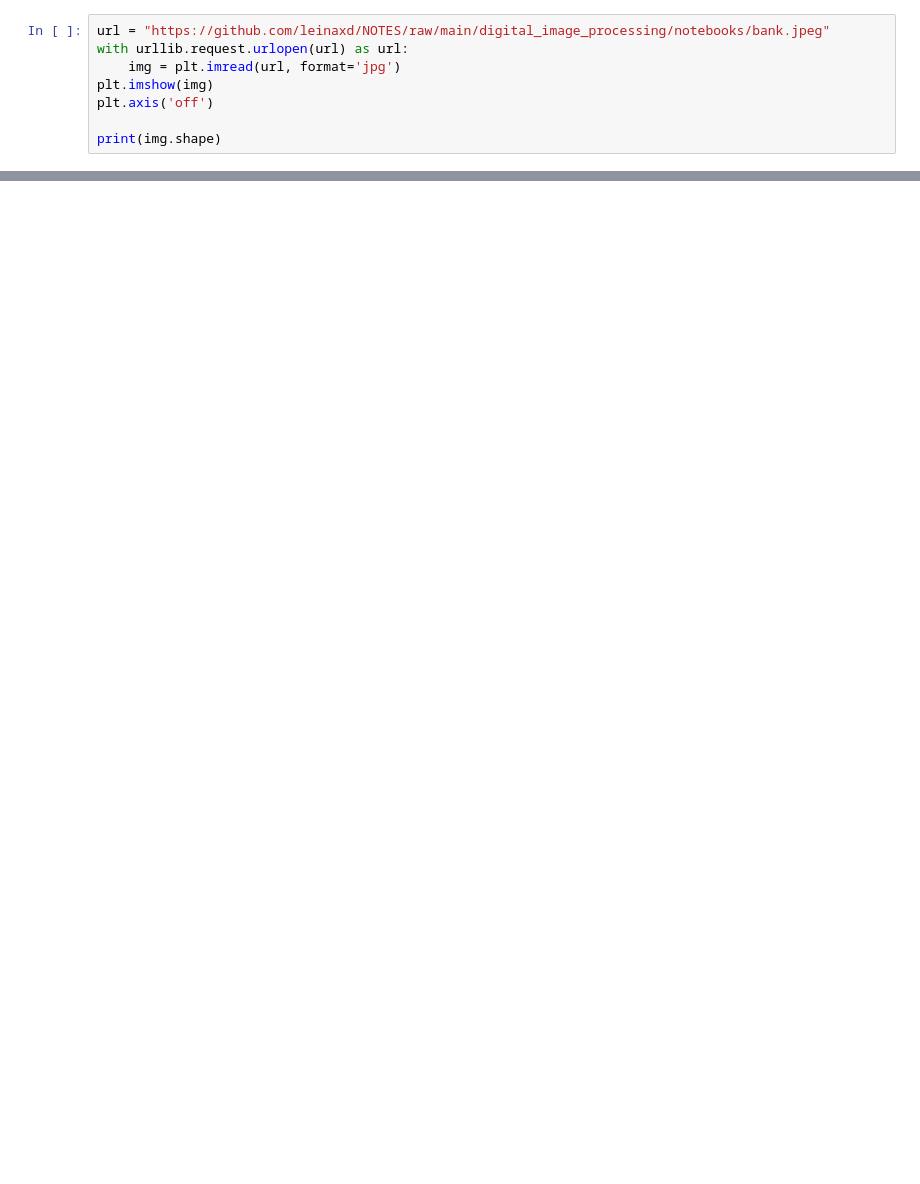
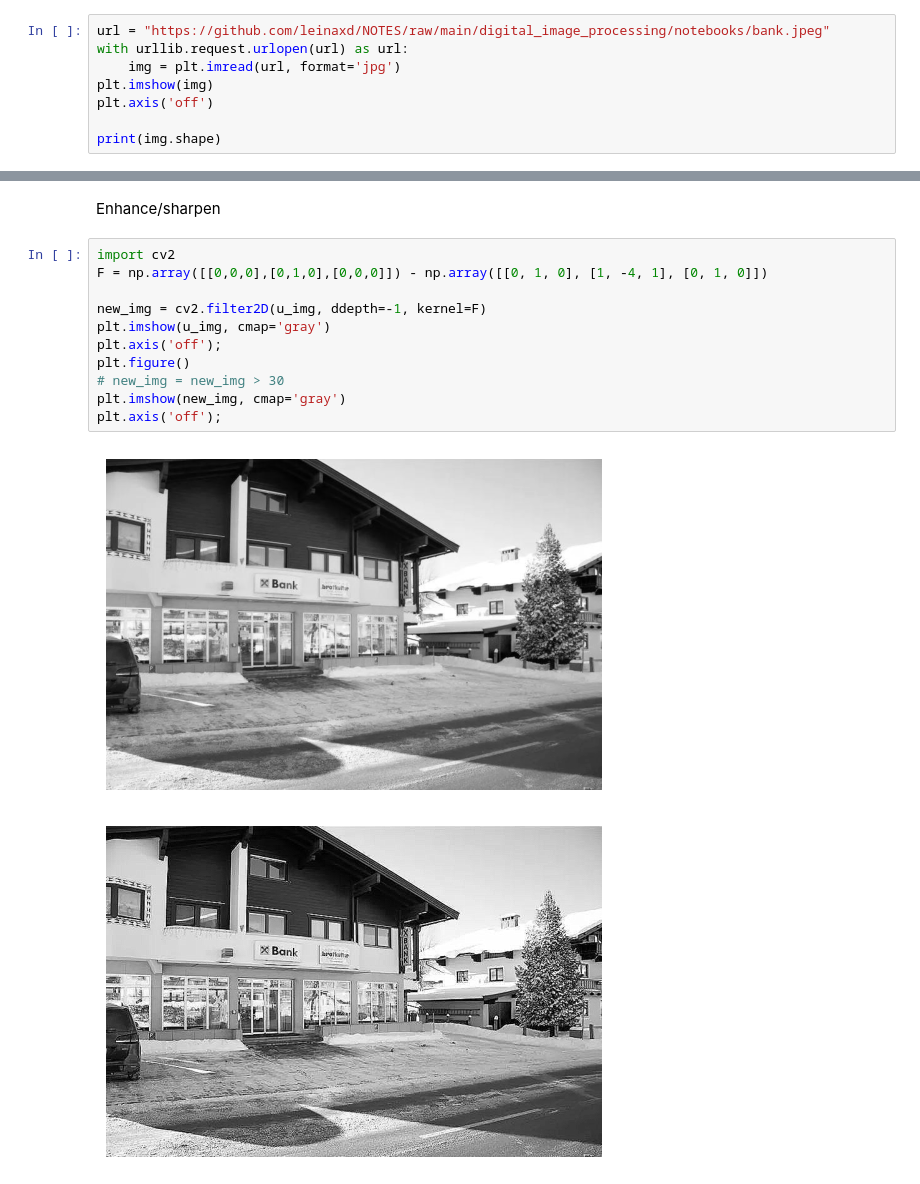
Before and after one commit to leinaxd/NOTES, a Jupyter notebook: digital_image_processing/notebooks/spatial_filter.ipynb, the cells around one changed output, grey strips where cells are left out. Cells and saved outputs as stored; diff of their text form; blank space fills up the shorter version.

```diff
--- a/digital_image_processing/notebooks/spatial_filter.ipynb
+++ b/digital_image_processing/notebooks/spatial_filter.ipynb
@@ -22,0 +76,16 @@ img = r_mask*0.2989 + g_mask*0.5870 + b_mask*0.1140
+# %% [markdown]
+Enhance/sharpen
+# %%
+import cv2
+F = np.array([[0,0,0],[0,1,0],[0,0,0]]) - np.array([[0, 1, 0], [1, -4, 1], [0, 1, 0]])
+
+new_img = cv2.filter2D(u_img, ddepth=-1, kernel=F)
+plt.imshow(u_img, cmap='gray')
+plt.axis('off');
+plt.figure()
+# new_img = new_img > 30
+plt.imshow(new_img, cmap='gray')
+plt.axis('off');
+# %% [output]
+[figure, added]
+[figure, added]
```
Also changed, not shown: parts of 18 cells of this notebook.
